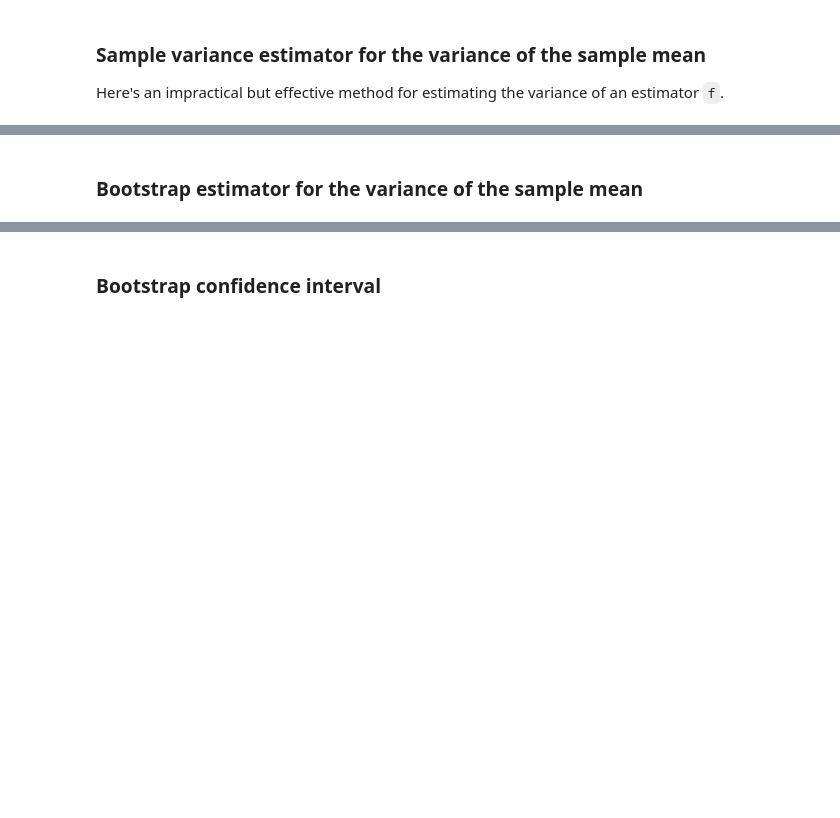
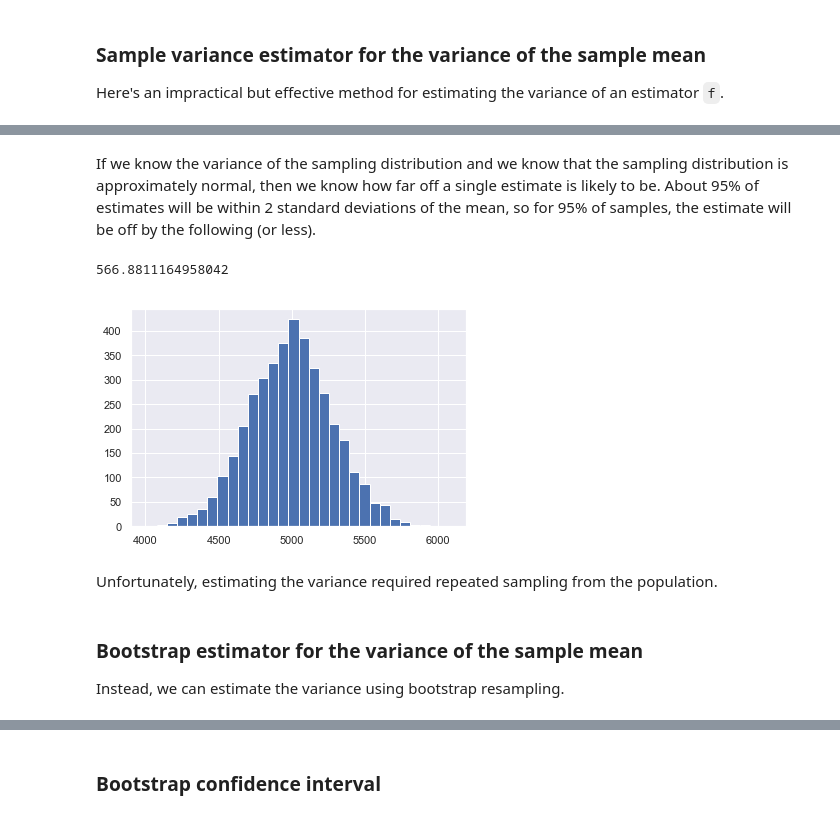
Before and after one commit to zhugeyicixin/DataSci200, a Jupyter notebook: lectures/lec22/bootstrap.ipynb, the cells around one changed output, grey strips where cells are left out. Drawn from its saved outputs; the diff is of its cells as text; code cells hidden in the pictures; blank space fills up the shorter version.

Commit message:
bootstrap update

```diff
--- a/lectures/lec22/bootstrap.ipynb
+++ b/lectures/lec22/bootstrap.ipynb
@@ -65,5 +65,16 @@ var_estimate(np.mean, population, n=1600)
+# %% [markdown]
+If we know the variance of the sampling distribution and we know that the sampling distribution is approximately normal, then we know how far off a single estimate is likely to be. About 95% of estimates will be within 2 standard deviations of the mean, so for 95% of samples, the estimate will be off by the following (or less).
+# %%
+2 * np.sqrt(var_estimate(np.mean, population))
+# %% [output]
+566.8811164958042
+[figure, added]
+# %% [markdown]
+Unfortunately, estimating the variance required repeated sampling from the population.
 # %% [markdown]
 ### Bootstrap estimator for the variance of the sample mean
+
+Instead, we can estimate the variance using bootstrap resampling.
 # %%
 def bootstrap_var_estimate(f, sample, m=4000):
     """Estimate the variance of estimator f by the empirical variance.
```
Also changed, not shown: parts of 39 cells of this notebook.
